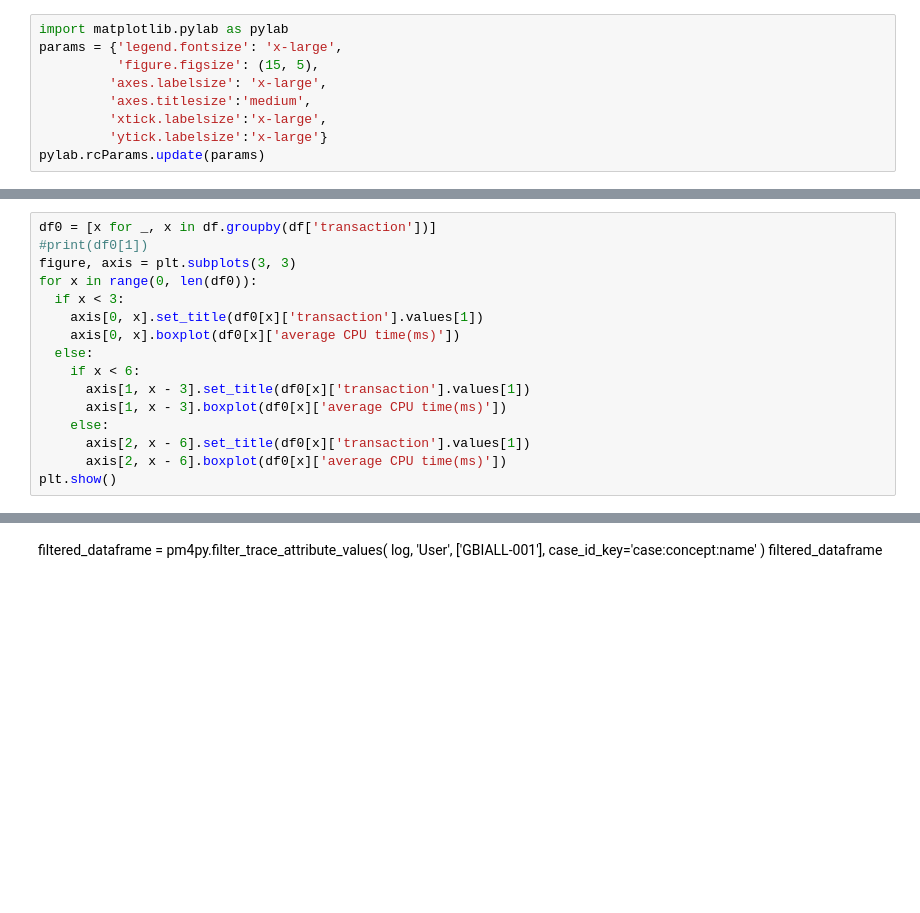
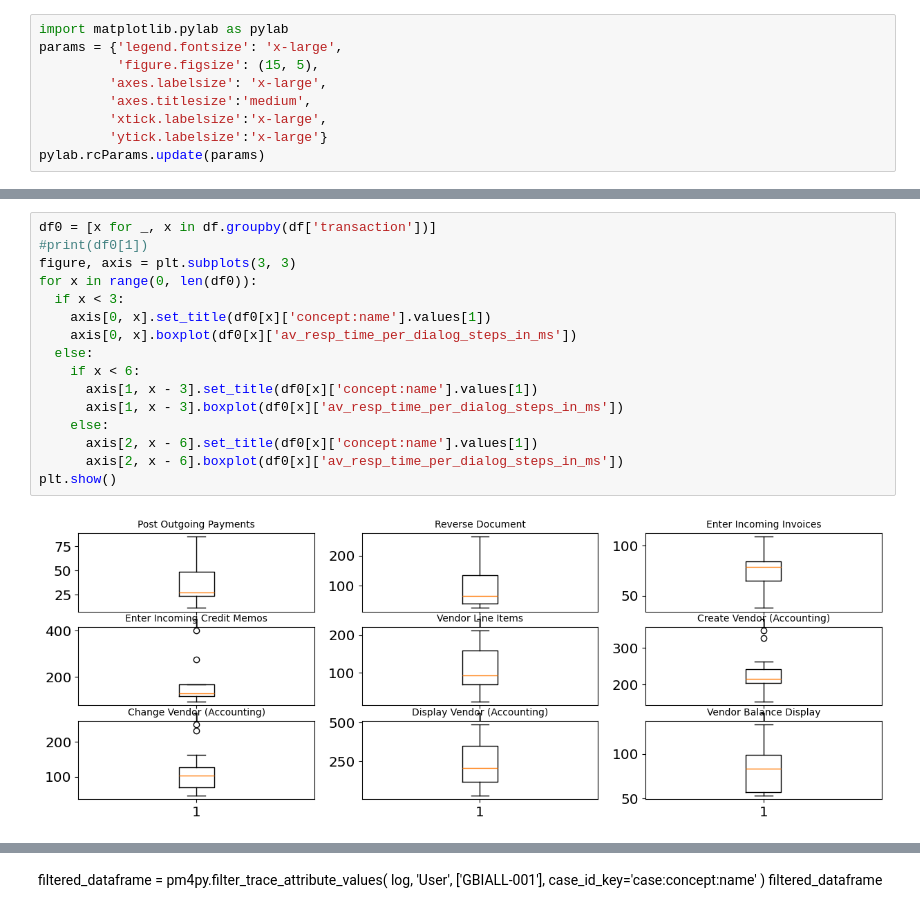
Before and after one commit to szabild/procmin2, a Jupyter notebook: procmin0315.ipynb, the cells around one changed output, grey strips where cells are left out. Cells and saved outputs as stored; diff of their text form; blank space fills up the shorter version.

```diff
--- a/procmin0315.ipynb
+++ b/procmin0315.ipynb
@@ -95,16 +95,18 @@ plt.show()
 # %%
 df0 = [x for _, x in df.groupby(df['transaction'])]
 #print(df0[1])
 figure, axis = plt.subplots(3, 3)
 for x in range(0, len(df0)):
   if x < 3:
-    axis[0, x].set_title(df0[x]['transaction'].values[1])
-    axis[0, x].boxplot(df0[x]['average CPU time(ms)'])
+    axis[0, x].set_title(df0[x]['concept:name'].values[1])
+    axis[0, x].boxplot(df0[x]['av_resp_time_per_dialog_steps_in_ms'])
   else:
     if x < 6:
-      axis[1, x - 3].set_title(df0[x]['transaction'].values[1])
-      axis[1, x - 3].boxplot(df0[x]['average CPU time(ms)'])
+      axis[1, x - 3].set_title(df0[x]['concept:name'].values[1])
+      axis[1, x - 3].boxplot(df0[x]['av_resp_time_per_dialog_steps_in_ms'])
     else:
-      axis[2, x - 6].set_title(df0[x]['transaction'].values[1])
-      axis[2, x - 6].boxplot(df0[x]['average CPU time(ms)'])
+      axis[2, x - 6].set_title(df0[x]['concept:name'].values[1])
+      axis[2, x - 6].boxplot(df0[x]['av_resp_time_per_dialog_steps_in_ms'])
 plt.show()
+# %% [output]
+[figure, added]
```
Also changed, not shown: parts of 10 cells of this notebook.
